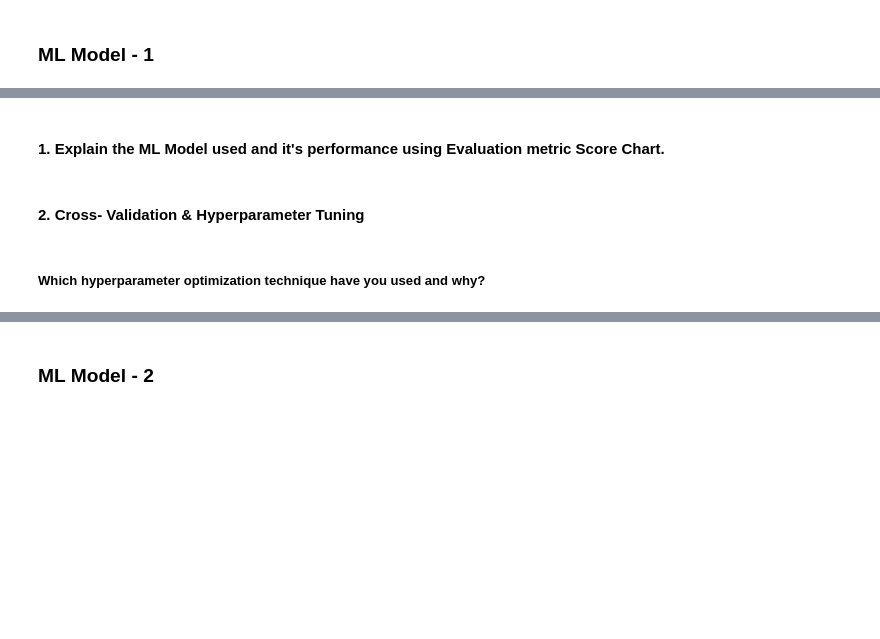
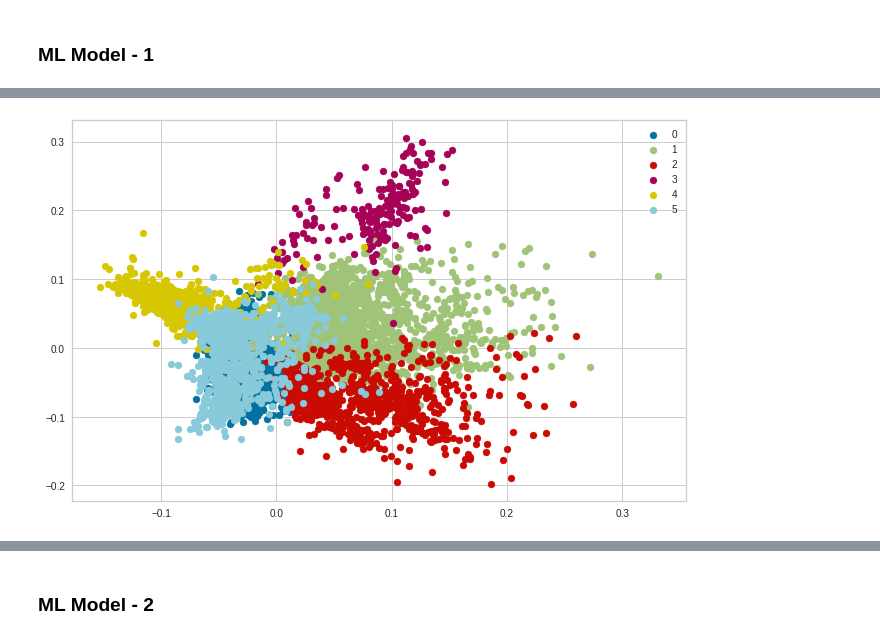
Before and after one commit to Krushikkk/NETFLIX-MOVIES-AND-TV-SHOWS-CLUSTERING, a Jupyter notebook: NETFLIX_MOVIES_AND_TV_SHOWS_CLUSTERING.ipynb, the cells around one changed output, grey strips where cells are left out. Drawn from its saved outputs; the diff is of its cells as text; code cells hidden in the pictures; blank space fills up the shorter version.

```diff
--- a/NETFLIX_MOVIES_AND_TV_SHOWS_CLUSTERING.ipynb
+++ b/NETFLIX_MOVIES_AND_TV_SHOWS_CLUSTERING.ipynb
@@ -1022,21 +1135,20 @@ visualizer.show()
 # %%
 # ML Model - 1 Implementation
-plt.figure(figsize=(10,6), dpi=120)
-
 # Fit the Algorithm
-kmeans= KMeans(n_clusters=10, init= 'k-means++', random_state=9)
+kmeans= KMeans(n_clusters=6, init= 'k-means++', random_state=9)
 kmeans.fit(X_transformed)
 
 #predict the labels of clusters.
 label = kmeans.fit_predict(X_transformed)
 
 #Getting unique labels
 unique_labels = np.unique(label)
 
 #plotting the results:
+plt.figure(figsize=(11,7))
 for i in unique_labels:
     plt.scatter(X_transformed[label == i , 0] , X_transformed[label == i , 1] , label = i)
 plt.legend()
 plt.show()
+# %% [output]
+[figure, added]
-# %% [markdown]
-#### 1. Explain the ML Model used and it's performance using Evaluation metric Score Chart.
@@ -1045,2 +1154,0 @@ plt.show()
-# %% [markdown]
-#### 2. Cross- Validation & Hyperparameter Tuning
@@ -1053,2 +1154,0 @@ plt.show()
-# %% [markdown]
-##### Which hyperparameter optimization technique have you used and why?
```
Also changed, not shown: parts of 73 cells of this notebook.
